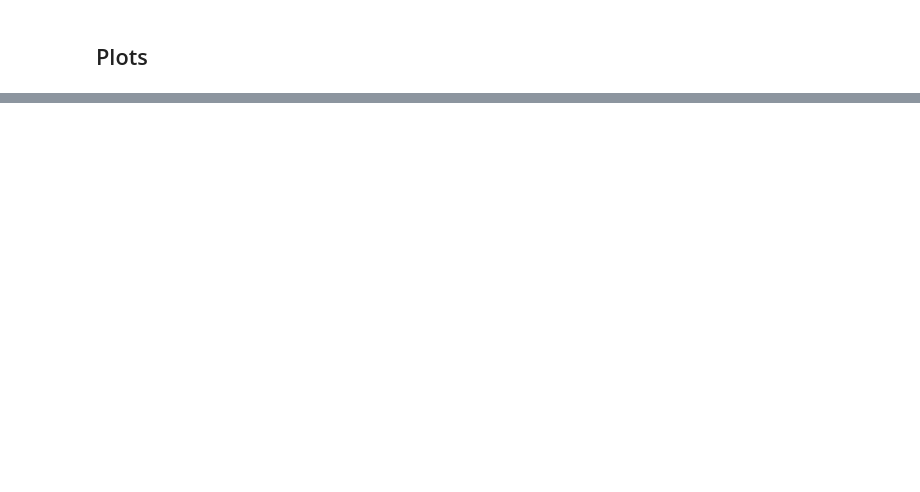
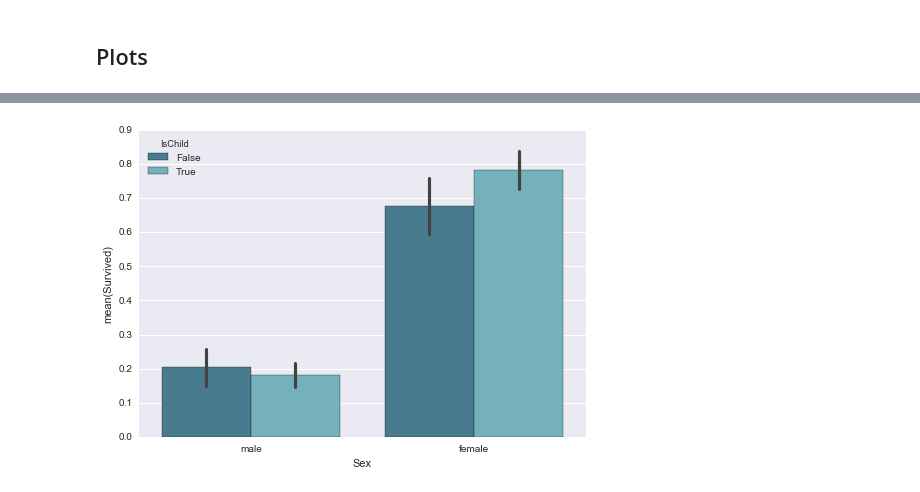
Before and after one commit to jenslaufer/data-analyst-nanodegree, a Jupyter notebook: p2/Assignment/Titanic Eval.ipynb, the cells around one changed output, grey strips where cells are left out. Drawn from its saved outputs; the diff is of its cells as text; code cells hidden in the pictures; blank space fills up the shorter version.

```diff
--- a/p2/Assignment/Titanic Eval.ipynb
+++ b/p2/Assignment/Titanic Eval.ipynb
@@ -85,0 +33,5 @@ sns.countplot(y="Deck", hue="Pclass", data=deck_titanic_df.sort('Deck'))
+# %%
+sns.barplot(data=df, x="Sex", y="Survived", hue="IsChild", palette="GnBu_d")
+sns.plt.show()
+# %% [output]
+[figure, added]
```
Also changed, not shown: parts of 10 cells of this notebook.
